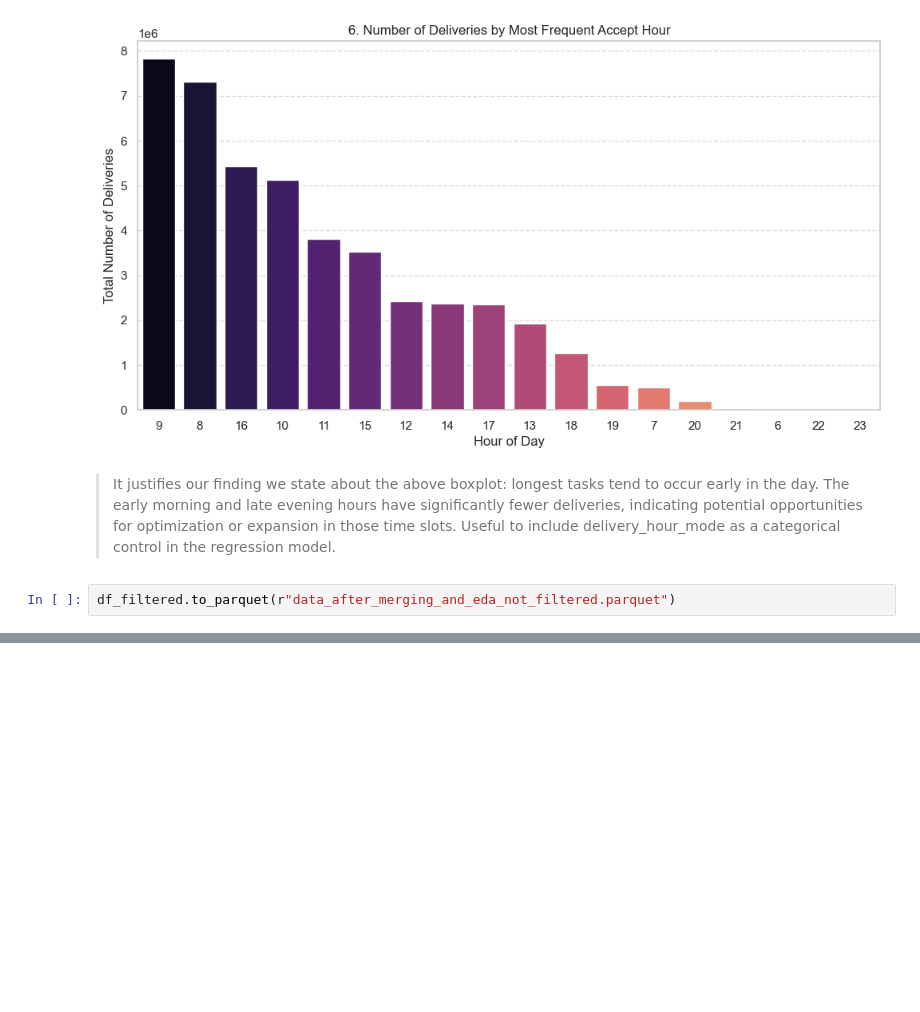
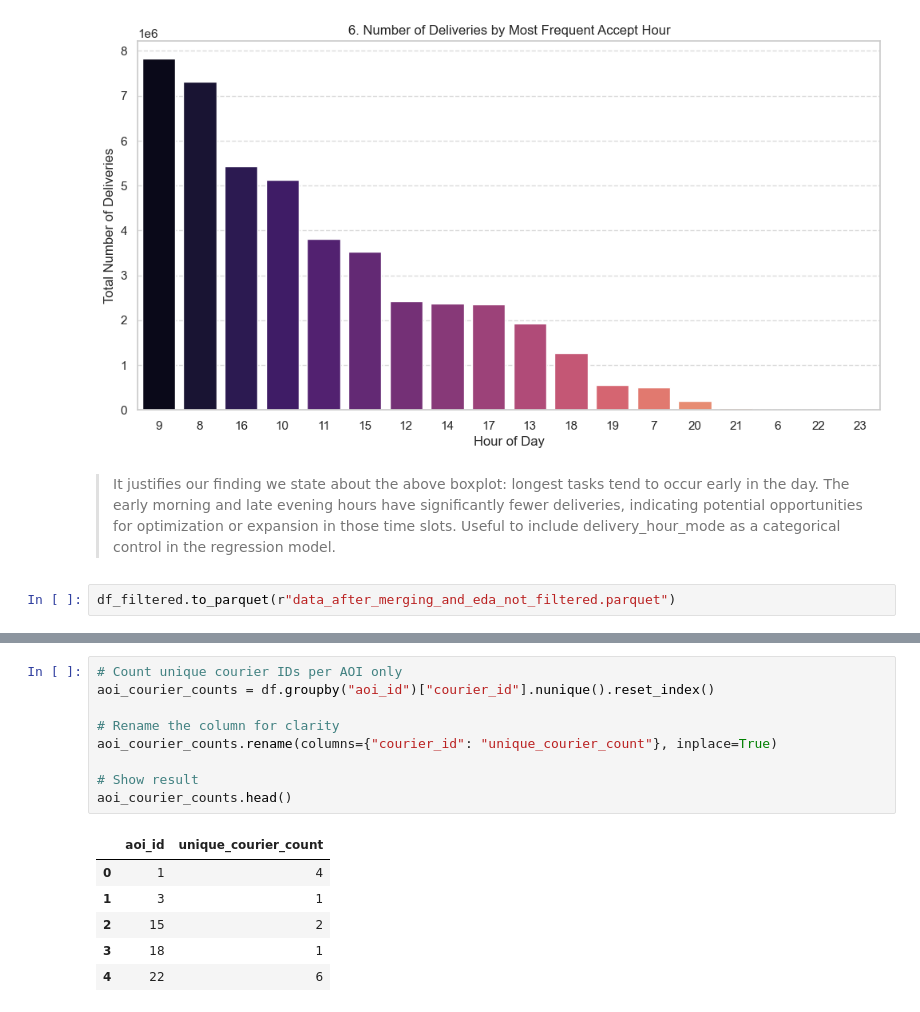
Before and after one commit to ISL-0111/IDS701_Team_Project, a Jupyter notebook: EDA.ipynb, the cells around one changed output, grey strips where cells are left out. Drawn from its saved outputs; the diff is of its cells as text; blank space fills up the shorter version.

```diff
--- a/EDA.ipynb
+++ b/EDA.ipynb
@@ -514,0 +532,16 @@ df_filtered.to_parquet(r"data_after_merging_and_eda_not_filtered.parquet")
+# %%
+# Count unique courier IDs per AOI only
+aoi_courier_counts = df.groupby("aoi_id")["courier_id"].nunique().reset_index()
+
+# Rename the column for clarity
+aoi_courier_counts.rename(columns={"courier_id": "unique_courier_count"}, inplace=True)
+
+# Show result
+aoi_courier_counts.head()
+# %% [output]
+|  | aoi_id | unique_courier_count |
+| 0 | 1 | 4 |
+| 1 | 3 | 1 |
+| 2 | 15 | 2 |
+| 3 | 18 | 1 |
+| 4 | 22 | 6 |
```
Also changed, not shown: parts of 9 cells of this notebook, 2 other files.
